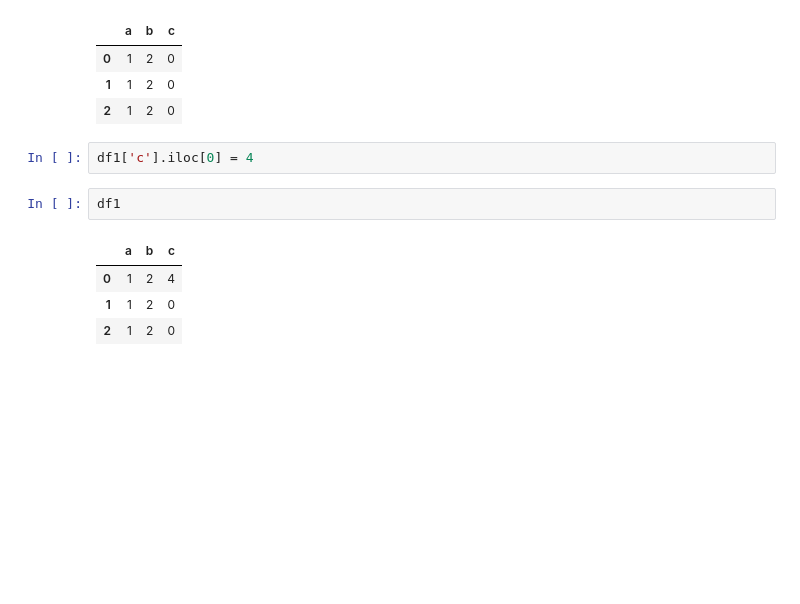
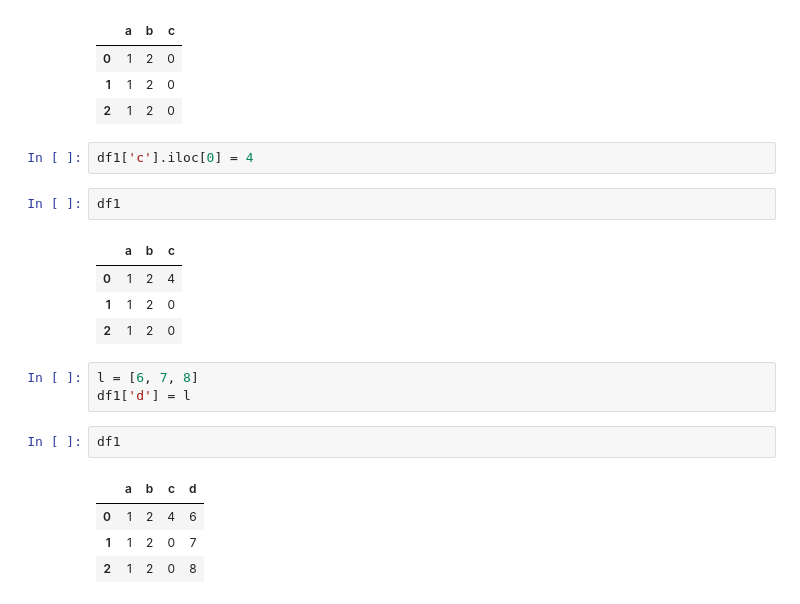
Before and after one commit to contemplat0r/LANL_Earthquake_Prediction, a Jupyter notebook: lanl-models-with-parallel-earthquakes.ipynb, the cells around one changed output. Drawn from its saved outputs; the diff is of its cells as text; blank space fills up the shorter version.

Commit message:
Drop assigning new features values to sample dataframe by value-to-row with indexing. Assign values list to new feature column

```diff
--- a/lanl-models-with-parallel-earthquakes.ipynb
+++ b/lanl-models-with-parallel-earthquakes.ipynb
@@ -734,3 +732,13 @@ df1
 | 0 | 1 | 2 | 4 |
 | 1 | 1 | 2 | 0 |
 | 2 | 1 | 2 | 0 |
+# %%
+l = [6, 7, 8]
+df1['d'] = l
+# %%
+df1
+# %% [output]
+|  | a | b | c | d |
+| 0 | 1 | 2 | 4 | 6 |
+| 1 | 1 | 2 | 0 | 7 |
+| 2 | 1 | 2 | 0 | 8 |
```
Also changed, not shown: parts of 2 cells of this notebook.
